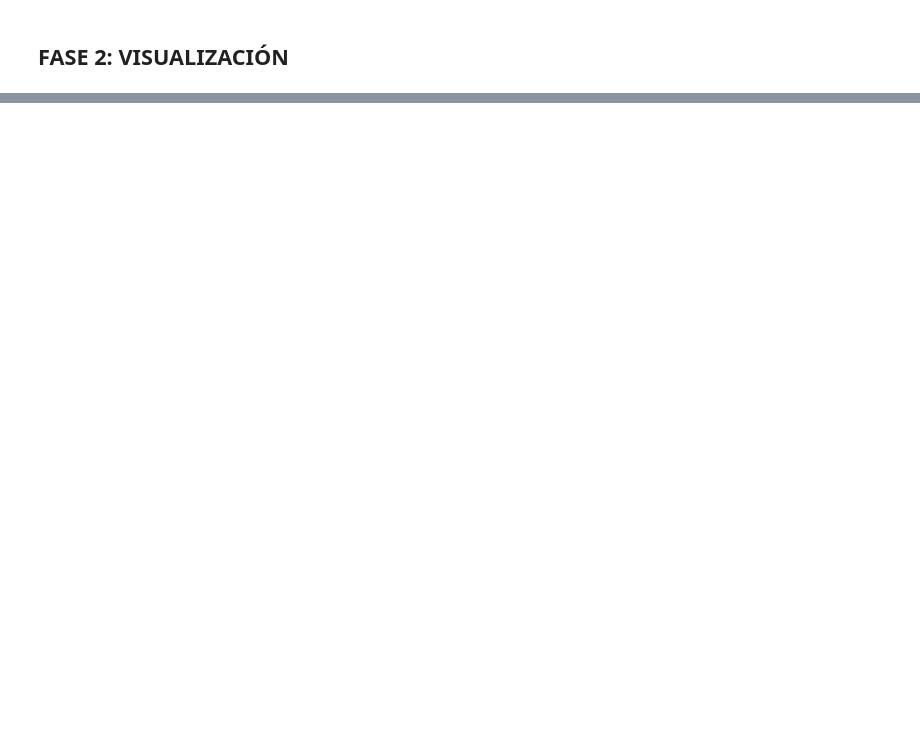
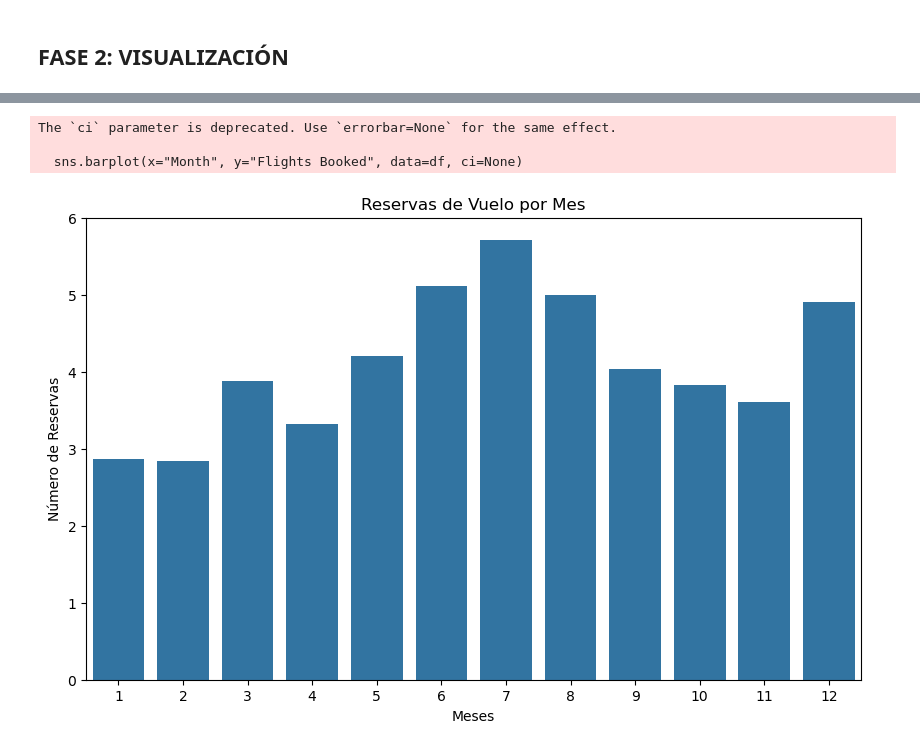
Before and after one commit to Adalab/bda-modulo-3-evaluacion-final-VeroSanchezO, a Jupyter notebook: Fase_2_Visualizacion_VSO.ipynb, the cells around one changed output, grey strips where cells are left out. Saved outputs shown, nothing was run; the diff lists cells and outputs as text; code cells hidden in the pictures; blank space fills up the shorter version.

```diff
--- a/Fase_2_Visualizacion_VSO.ipynb
+++ b/Fase_2_Visualizacion_VSO.ipynb
@@ -40,0 +127,15 @@ pd.set_option('display.max_columns', None) # para poder visualizar todas las col
+# %%
+plt.figure(figsize=(10, 6))
+sns.barplot(x="Month", y="Flights Booked", data=df, ci=None)
+plt.title('Reservas de Vuelo por Mes')
+plt.xlabel('Meses')
+plt.ylabel('Número de Reservas')
+
+
+# Mostrar el gráfico
+plt.show()
+# %% [output]
+The `ci` parameter is deprecated. Use `errorbar=None` for the same effect.
+
+  sns.barplot(x="Month", y="Flights Booked", data=df, ci=None)
+[figure, added]
```
Also changed, not shown: parts of 8 cells of this notebook, 2 other files.
